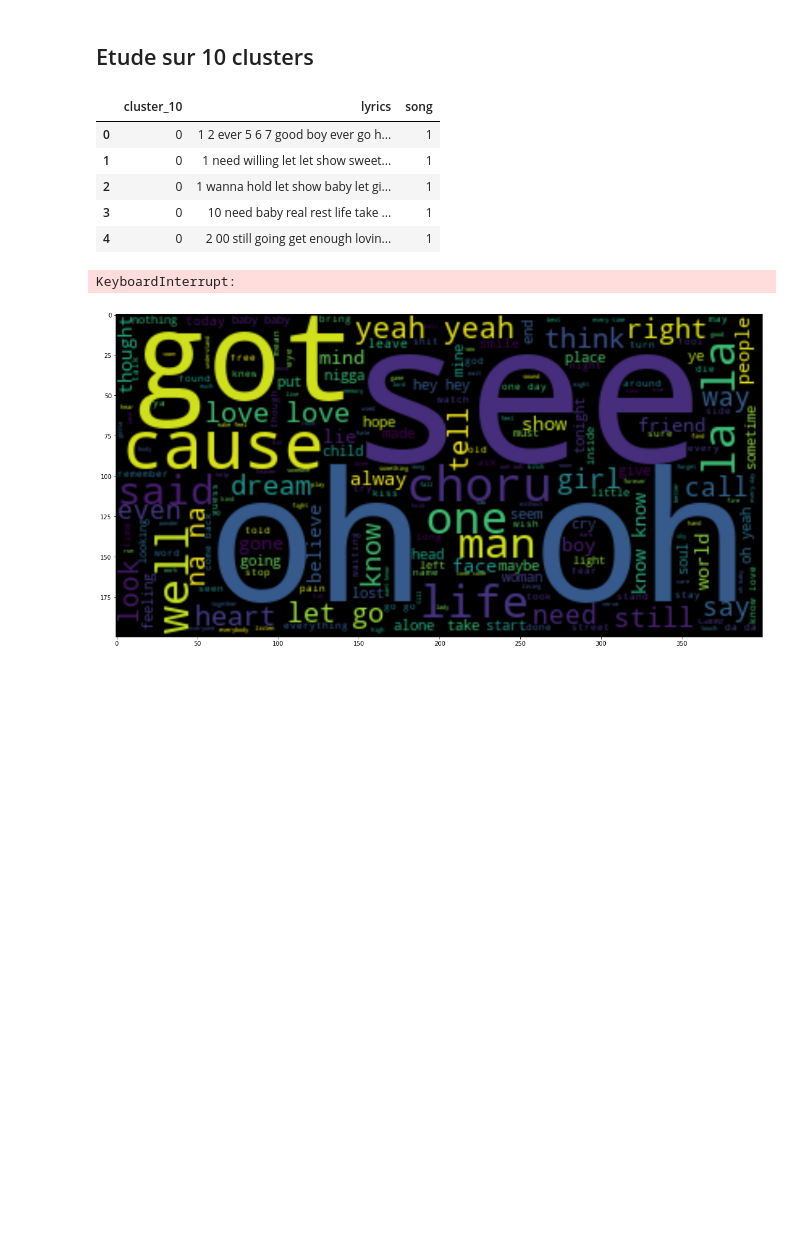
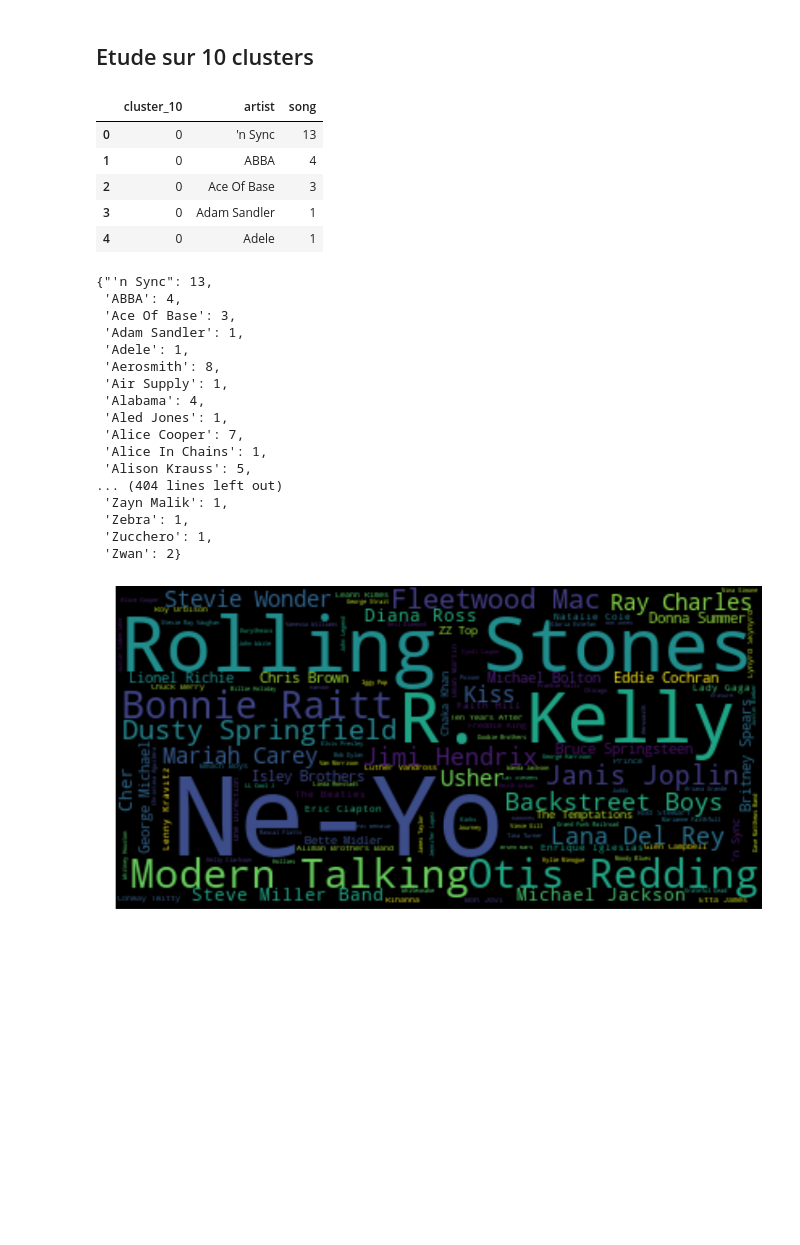
Before and after one commit to cooperat/song_analysis, a Jupyter notebook: Cluster_Analysis.ipynb, the cells around one changed output. Saved outputs shown, nothing was run; the diff lists cells and outputs as text; code cells hidden in the pictures; blank space fills up the shorter version.

Commit message:
working word cloud

```diff
--- a/Cluster_Analysis.ipynb
+++ b/Cluster_Analysis.ipynb
@@ -161,37 +161,51 @@ Name: artist, dtype: object
 c10 = full[['artist', 'lyrics', 'song', 'cluster_10', 'Year', 'Origin', 'Pop', 'Blues', 'Classical', 'Country',
        'Electronic', 'Hip-hop', 'Jazz', 'R&B', 'Reggae', 'Rock', 'Latin','Soul', 'Metal']]
 # %%
-c10_agg = c10.groupby(['cluster_10','lyrics'])['song'].count().reset_index()
+c10_agg = c10.groupby(['cluster_10','artist'])['song'].count().reset_index()
 c10_agg.head()
 # %% [output]
-|  | cluster_10 | lyrics | song |
-| 0 | 0 | 1 2 ever 5 6 7 good boy ever go h... | 1 |
-| 1 | 0 | 1 need willing let let show sweet... | 1 |
-| 2 | 0 | 1 wanna hold let show baby let gi... | 1 |
-| 3 | 0 | 10 need baby real rest life take ... | 1 |
-| 4 | 0 | 2 00 still going get enough lovin... | 1 |
+|  | cluster_10 | artist | song |
+| 0 | 0 | 'n Sync | 13 |
+| 1 | 0 | ABBA | 4 |
+| 2 | 0 | Ace Of Base | 3 |
+| 3 | 0 | Adam Sandler | 1 |
+| 4 | 0 | Adele | 1 |
 # %%
 text = " ".join(list(c10_agg['lyrics']))
-# %%
-text = ""
-for row in c10_agg.iterrows():
-    #text+=" "+(row[1]["artist"].replace(' ','_')+" ")*row[1]['song']
-text
-# %% [output]
-KeyboardInterrupt:
+# %%
+new = c10_agg[c10_agg["cluster_10"]==0].set_index('artist')
+new.drop('cluster_10',1,inplace=True)
+freq = new.to_dict('index')
+freq ={key : val['song'] for key, val in freq.items()}
+# %% [output]
+{"'n Sync": 13,
+ 'ABBA': 4,
+ 'Ace Of Base': 3,
+ 'Adam Sandler': 1,
+ 'Adele': 1,
+ 'Aerosmith': 8,
+ 'Air Supply': 1,
+ 'Alabama': 4,
+ 'Aled Jones': 1,
+ 'Alice Cooper': 7,
+ 'Alice In Chains': 1,
+ 'Alison Krauss': 5,
+... (404 lines left out)
+ 'Zayn Malik': 1,
+ 'Zebra': 1,
+ 'Zucchero': 1,
+ 'Zwan': 2}
 # %%
 from wordcloud import WordCloud
 import matplotlib.pyplot as plt
 
 # Generate a word cloud image
-wordcloud = WordCloud().generate(text)
+wordcloud = WordCloud().generate_from_frequencies(freq)
 
 # Display the generated image:
 # the matplotlib way:
 plt.imshow(wordcloud, interpolation='bilinear')
-plt.figure(figsize=(5,10))
 plt.axis("off")
 plt.show()
 # %% [output]
-[figure, old version]
+[figure, new version]
-[figure, removed]
```
